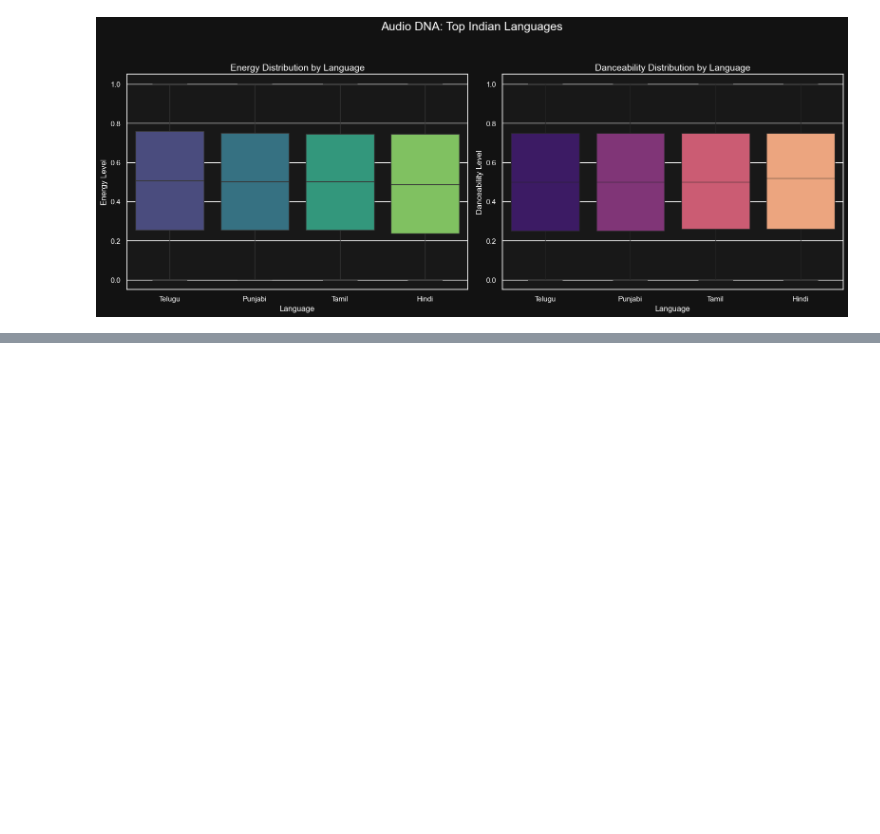
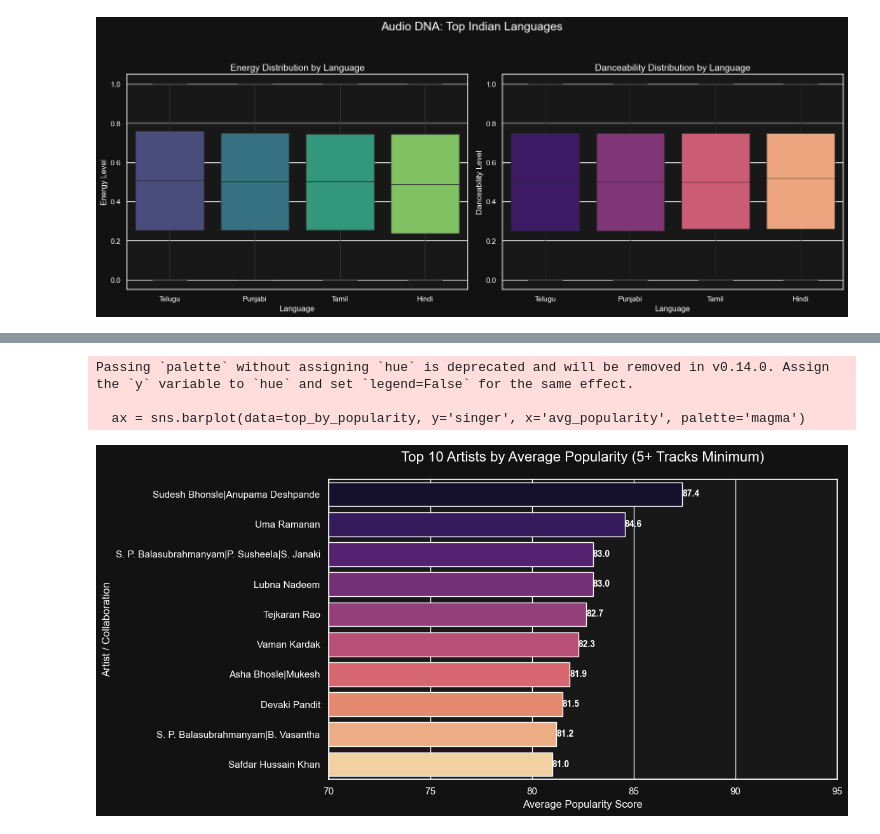
Before and after one commit to manasscodes/Spotify-Music-Intelligence-India, a Jupyter notebook: notebooks/01_eda.ipynb, the cells around one changed output, grey strips where cells are left out. Cells and saved outputs as stored; diff of their text form; code cells hidden in the pictures; blank space fills up the shorter version.

```diff
--- a/notebooks/01_eda.ipynb
+++ b/notebooks/01_eda.ipynb
@@ -201,0 +227,22 @@ Passing `palette` without assigning `hue` is deprecated and will be removed in v
+# %%
+# Plot 2: Top 10 Artists by Average Popularity
+plt.figure(figsize=(12, 6))
+ax = sns.barplot(data=top_by_popularity, y='singer', x='avg_popularity', palette='magma')
+
+# Add labels
+for p in ax.patches:
+    ax.annotate(f'{p.get_width():.1f}',
+                (p.get_width(), p.get_y() + p.get_height() / 2.),
+                ha='left', va='center', fontsize=10, color='white', fontweight='bold')
+
+plt.title('Top 10 Artists by Average Popularity (5+ Tracks Minimum)', fontsize=16, pad=20)
+plt.xlabel('Average Popularity Score', fontsize=12)
+plt.ylabel('Artist / Collaboration', fontsize=12)
+plt.xlim(70, 95) # Zoom in on the top end to see differences
+plt.tight_layout()
+plt.show()
+# %% [output]
+Passing `palette` without assigning `hue` is deprecated and will be removed in v0.14.0. Assign the `y` variable to `hue` and set `legend=False` for the same effect.
+
+  ax = sns.barplot(data=top_by_popularity, y='singer', x='avg_popularity', palette='magma')
+[figure, added]
```
Also changed, not shown: parts of 3 cells of this notebook.
